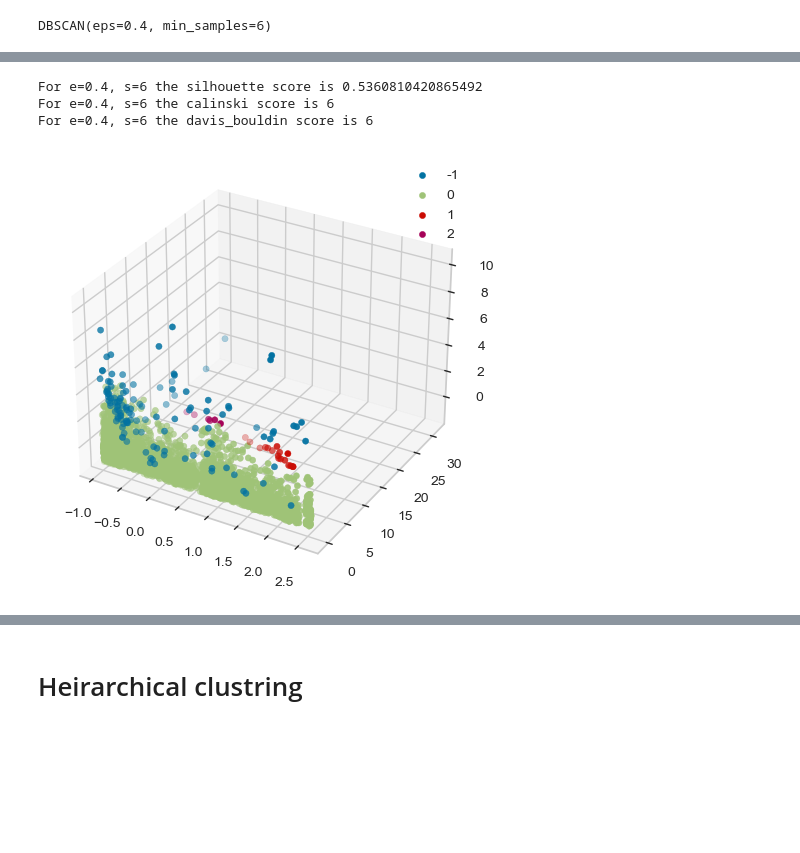
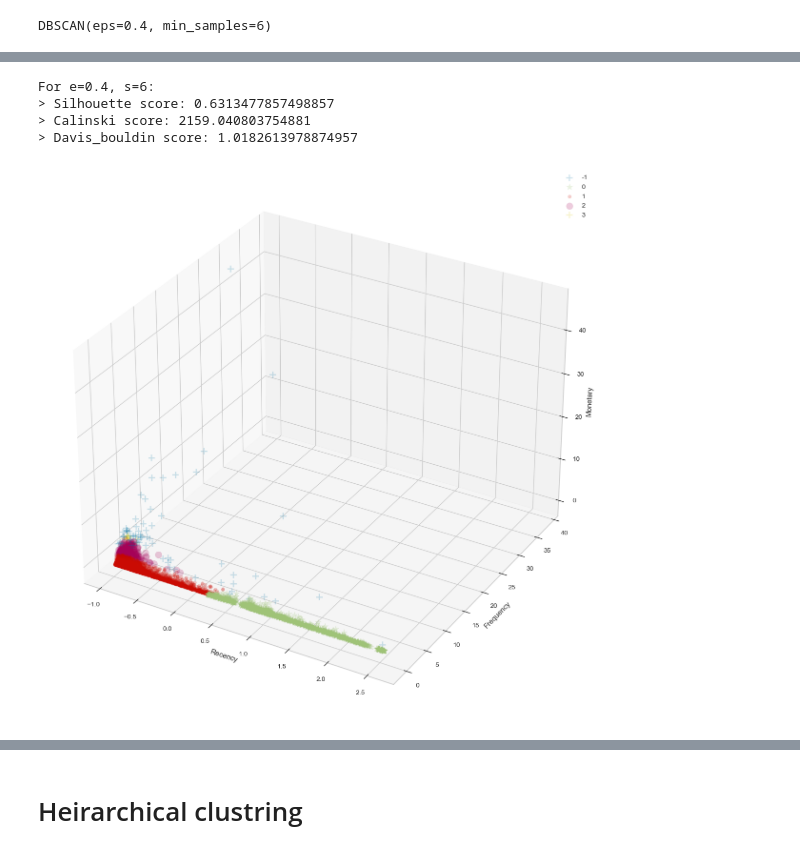
Before and after one commit to Ahmed-Ashraf-Marzouk/RFM-ID-customer-segmentation, a Jupyter notebook: main.ipynb, the cells around one changed output, grey strips where cells are left out. Cells and saved outputs as stored; diff of their text form; code cells hidden in the pictures; blank space fills up the shorter version.

```diff
--- a/main.ipynb
+++ b/main.ipynb
@@ -116,3 +96,0 @@ plt.show()
-# %%
-for i in range(n):
-    print(rfmvd_scaled[["Recency", "Labels"]][rfmvd_scaled.Labels == i].count(axis=0))
@@ -161,5 +126,5 @@ s = 6
 # %%
 %%timeit -r1 -n1
 dbscan = DBSCAN(eps=e, min_samples=s)
-dbscan.fit(rfmvd_scaled[vars])
+dbscan.fit(rfm)
 # %% [output]
@@ -167,6 +132,6 @@ dbscan.fit(rfmvd_scaled[vars])
 # %%
 dbscan = DBSCAN(eps=e, min_samples=s)
-dbscan.fit(rfmvd_scaled[vars])
+dbscan.fit(rfm)
 # %% [output]
 DBSCAN(eps=0.4, min_samples=6)
 # %%
@@ -182,17 +146,0 @@ array([[-0.95263878,  0.18485923,  0.27927893],
-# %%
-# RFM
-
-cluster_labels = dbscan.labels_
-rfmvd_scaled['Labels'] = cluster_labels
-silhouette_avg = silhouette_score(rfmvd_scaled[vars], cluster_labels)
-print("For e={0}, s={1} the silhouette score is {2}".format(e, s, silhouette_avg))
-
-cal_avg = calinski_harabasz_score(rfmvd_scaled[vars], cluster_labels)
-print("For e={0}, s={1} the calinski score is {1}".format(e, s, cal_avg))
-
-db_index = davies_bouldin_score(rfmvd_scaled[vars], cluster_labels)
-print("For e={0}, s={1} the davis_bouldin score is {1}".format(e, s, db_index))
-# %% [output]
-For e=0.4, s=6 the silhouette score is 0.5360810420865492
-For e=0.4, s=6 the calinski score is 6
-For e=0.4, s=6 the davis_bouldin score is 6
@@ -201,11 +147,37 @@ rfmvd_scaled_DBSCAN = rfmvd_scaled[rfmvd_scaled.Labels == 0]
+# %%
+cluster_labels = dbscan.labels_
+rfm['Labels'] = cluster_labels
+
+print(f"For e={e}, s={s}:")
+dbscan_s = silhouette_score(rfm, cluster_labels)
+print(f"> Silhouette score: {dbscan_s}")
+
+dbscan_c = calinski_harabasz_score(rfm, cluster_labels)
+print(f"> Calinski score: {dbscan_c}")
+
+dbscan_d = davies_bouldin_score(rfm, cluster_labels)
+print(f"> Davis_bouldin score: {dbscan_d}")
+# %% [output]
+For e=0.4, s=6:
+> Silhouette score: 0.6313477857498857
+> Calinski score: 2159.040803754881
+> Davis_bouldin score: 1.0182613978874957
 # %%
-# # RFM clustering graph
-# u_labels = np.unique(cluster_labels[1:])
+u_labels = np.unique(cluster_labels[1:])
+fig = plt.figure(figsize=(15,15))
+ax = fig.add_subplot(111, projection='3d')
 # ax = plt.axes(projection='3d')
+ax.set_xlabel("Recency")
+ax.set_ylabel("Frequency")
+ax.set_zlabel("Monetary")
+colors = []
+markers = ['*', '.', 'o', '+']
 
-# for i in u_labels:
-#     ax.scatter(rfmvd_scaled[rfmvd_scaled.Labels == i]['Recency'] , rfmvd_scaled[rfmvd_scaled.Labels == i]['Frequency'] , rfmvd_scaled[rfmvd_scaled.Labels == i]['Monetary'], label = i)
-# ax.legend()
-# plt.show()
+#plotting the results:
+for i in u_labels:
+    ax.scatter(rfm[rfm.Labels == i]['Recency'] , rfm[rfm.Labels == i]['Frequency'] , rfm[rfm.Labels == i]['Monetary'], label = i, zorder=1, marker=markers[i], s=100, alpha=0.2)
+
+ax.legend()
+plt.show()
 # %% [output]
-[figure, old version]
+[figure, new version]
```
Also changed, not shown: parts of 40 cells of this notebook, 2 other files.
